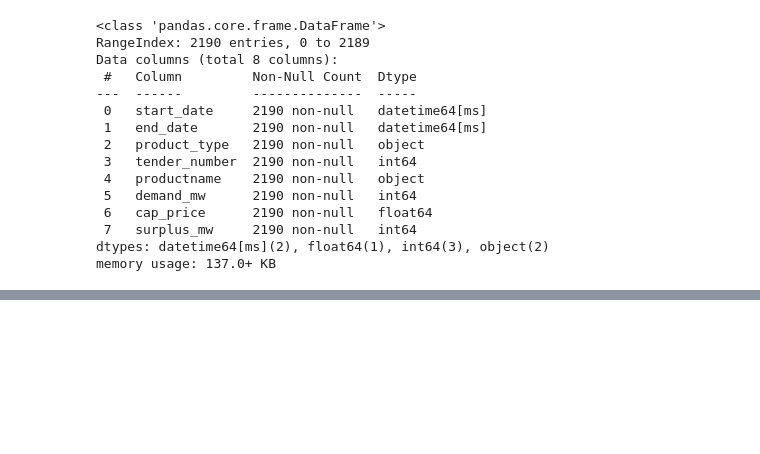
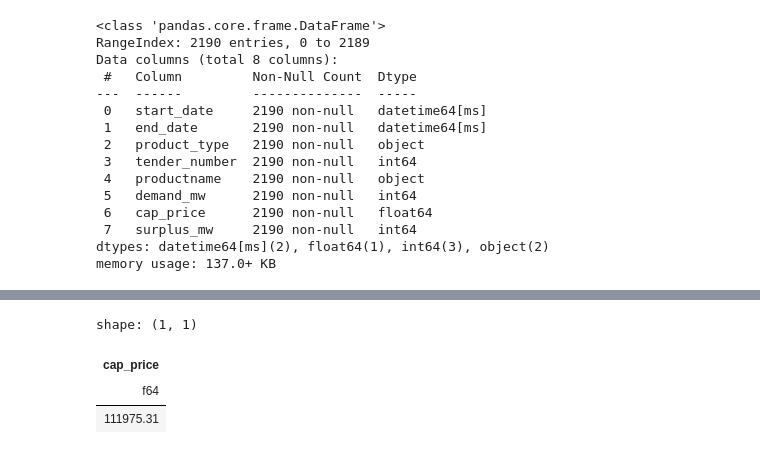
Before and after one commit to tsubasatakaya/EMD-2024, a Jupyter notebook: balancing_energy/week_3.ipynb, the cells around one changed output, grey strips where cells are left out. Saved outputs shown, nothing was run; the diff lists cells and outputs as text; code cells hidden in the pictures; blank space fills up the shorter version.

```diff
--- a/balancing_energy/week_3.ipynb
+++ b/balancing_energy/week_3.ipynb
@@ -53,0 +67,7 @@ memory usage: 137.0+ KB
+# %%
+data.select("cap_price").sum()
+# %% [output]
+shape: (1, 1)
+| cap_price |
+| f64 |
+| 111975.31 |
```
Also changed, not shown: parts of 2 cells of this notebook.
